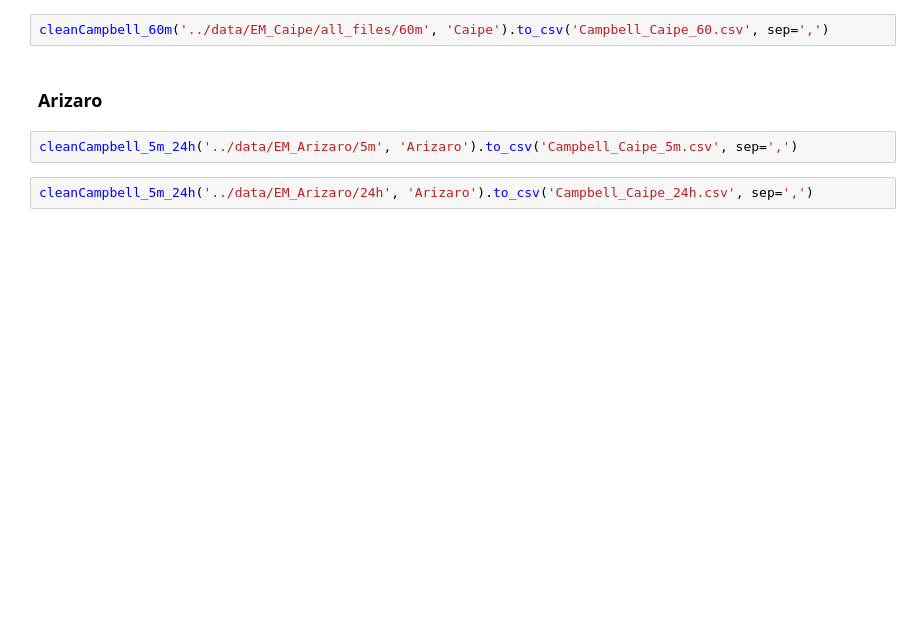
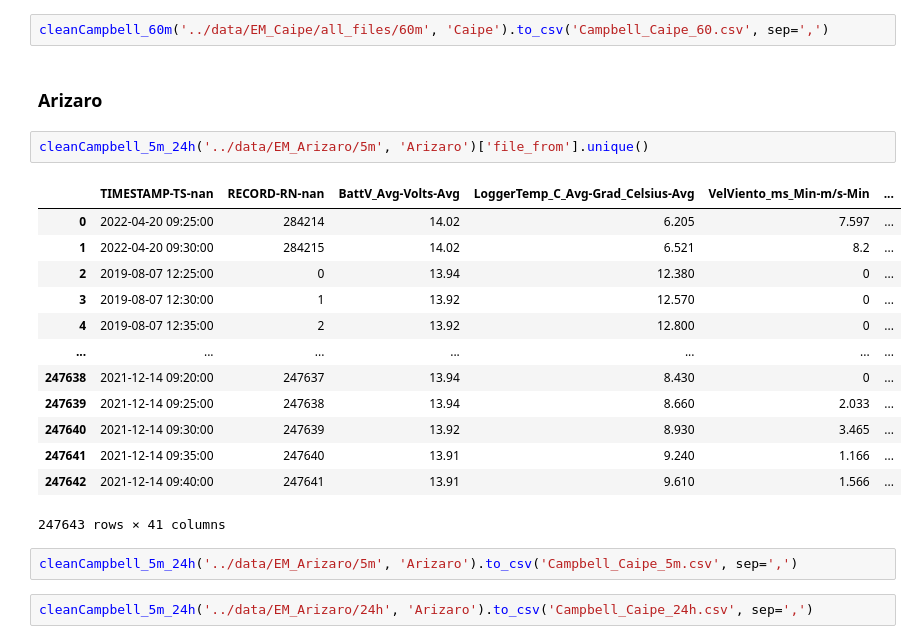
Before and after one commit to ctalamilla/tacatacaMeteo, a Jupyter notebook: Notebooks/EDA.ipynb, the cells around one changed output. Saved outputs shown, nothing was run; the diff lists cells and outputs as text; blank space fills up the shorter version.

```diff
--- a/Notebooks/EDA.ipynb
+++ b/Notebooks/EDA.ipynb
@@ -560,6 +623,22 @@ def cleanCampbell_60m(ruta, estacion):
 cleanCampbell_60m('../data/EM_Caipe/all_files/60m', 'Caipe').to_csv('Campbell_Caipe_60.csv', sep=',')
 # %% [markdown]
 ### Arizaro
+# %%
+cleanCampbell_5m_24h('../data/EM_Arizaro/5m', 'Arizaro')['file_from'].unique()
+# %% [output]
+|  | TIMESTAMP-TS-nan | RECORD-RN-nan | BattV_Avg-Volts-Avg | LoggerTemp_C_Avg-Grad_Celsius-Avg | VelViento_ms_Min-m/s-Min | ... |
+| 0 | 2022-04-20 09:25:00 | 284214 | 14.02 | 6.205 | 7.597 | ... |
+| 1 | 2022-04-20 09:30:00 | 284215 | 14.02 | 6.521 | 8.2 | ... |
+| 2 | 2019-08-07 12:25:00 | 0 | 13.94 | 12.380 | 0 | ... |
+| 3 | 2019-08-07 12:30:00 | 1 | 13.92 | 12.570 | 0 | ... |
+| 4 | 2019-08-07 12:35:00 | 2 | 13.92 | 12.800 | 0 | ... |
+| ... | ... | ... | ... | ... | ... | ... |
+| 247638 | 2021-12-14 09:20:00 | 247637 | 13.94 | 8.430 | 0 | ... |
+| 247639 | 2021-12-14 09:25:00 | 247638 | 13.94 | 8.660 | 2.033 | ... |
+| 247640 | 2021-12-14 09:30:00 | 247639 | 13.92 | 8.930 | 3.465 | ... |
+| 247641 | 2021-12-14 09:35:00 | 247640 | 13.91 | 9.240 | 1.166 | ... |
+| 247642 | 2021-12-14 09:40:00 | 247641 | 13.91 | 9.610 | 1.566 | ... |
+247643 rows × 41 columns
 # %%
 cleanCampbell_5m_24h('../data/EM_Arizaro/5m', 'Arizaro').to_csv('Campbell_Caipe_5m.csv', sep=',')
 # %%
```
Also changed, not shown: parts of 10 cells of this notebook, 2 other files.
